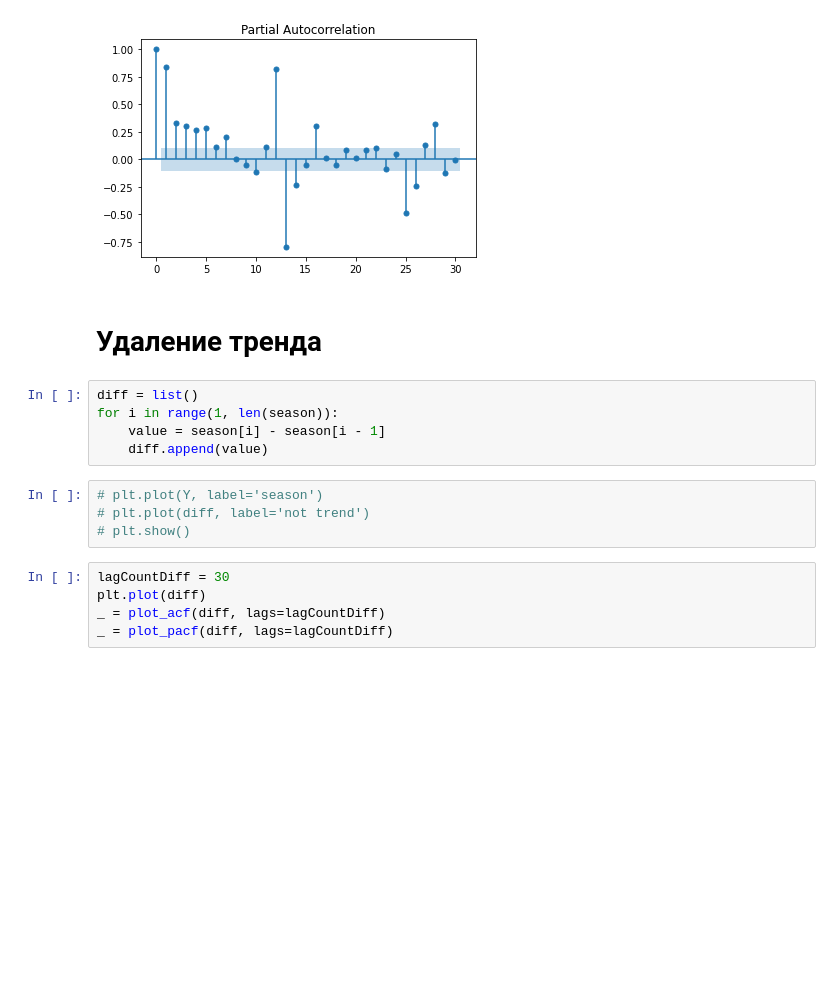
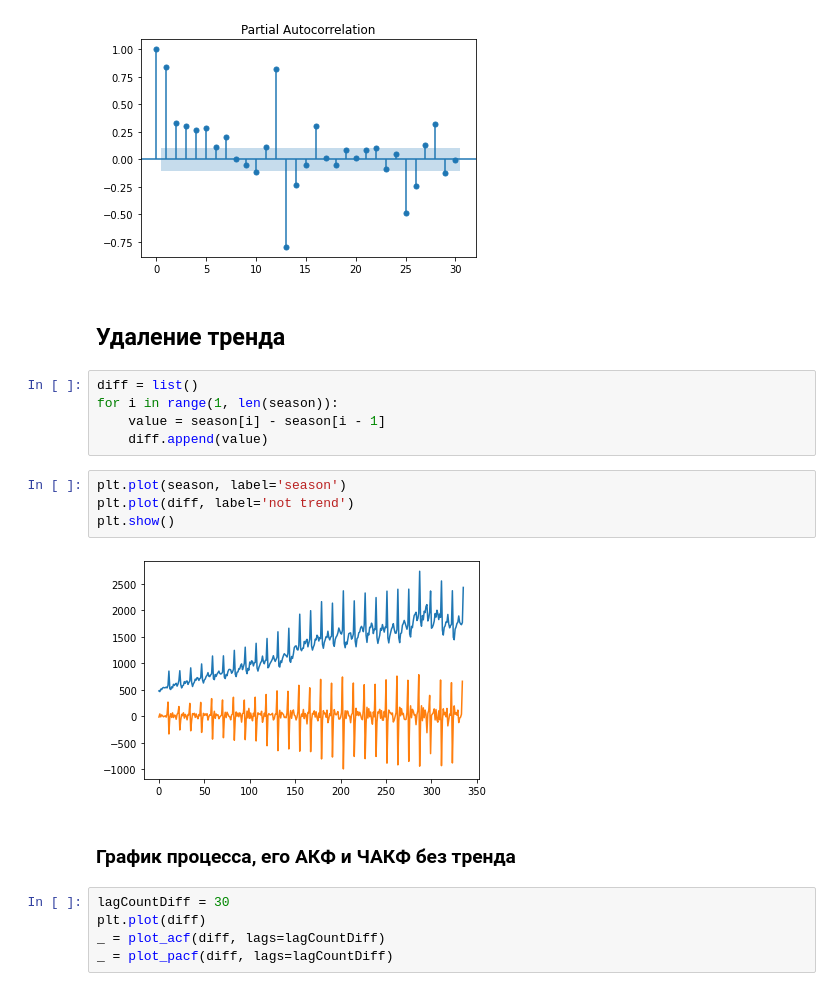
Before and after one commit to EkT1oN/tris, a Jupyter notebook: lab2.ipynb, the cells around one changed output. Drawn from its saved outputs; the diff is of its cells as text; blank space fills up the shorter version.

```diff
--- a/lab2.ipynb
+++ b/lab2.ipynb
@@ -118,16 +132,20 @@ _ = plot_pacf(season, lags=lagCount)
 [figure]
 [figure]
 # %% [markdown]
-# Удаление тренда
+## Удаление тренда
 # %%
 diff = list()
 for i in range(1, len(season)):
 	value = season[i] - season[i - 1]
 	diff.append(value)
 # %%
-# plt.plot(Y, label='season')
-# plt.plot(diff, label='not trend')
-# plt.show()
+plt.plot(season, label='season')
+plt.plot(diff, label='not trend')
+plt.show()
+# %% [output]
+[figure, added]
+# %% [markdown]
+### График процесса, его АКФ и ЧАКФ без тренда
 # %%
 lagCountDiff = 30
 plt.plot(diff)
```
Also changed, not shown: parts of 19 cells of this notebook.
